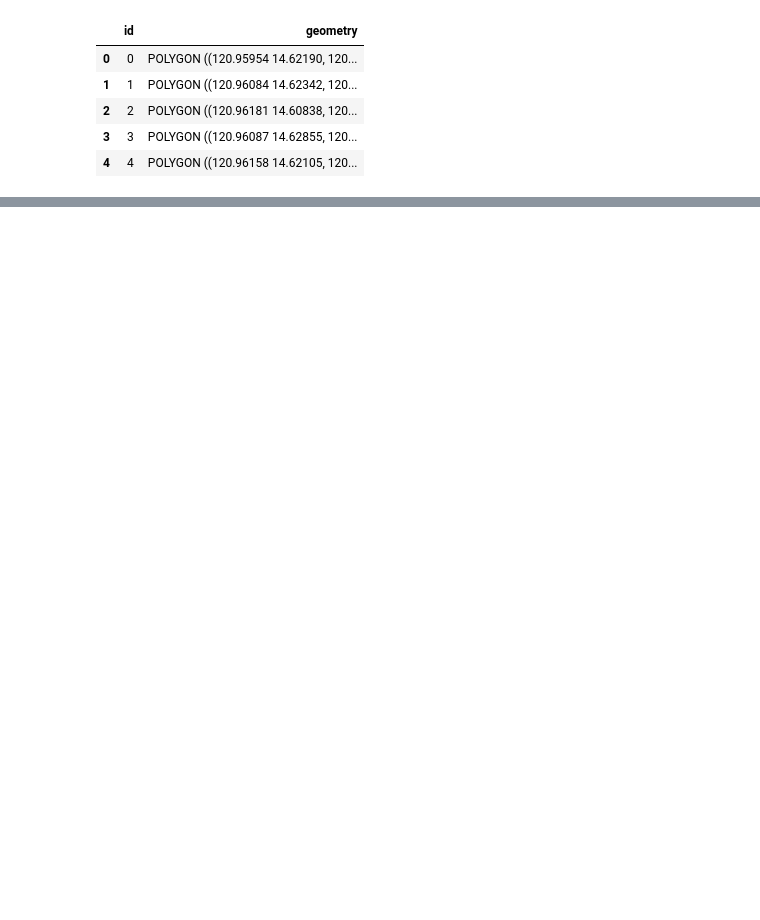
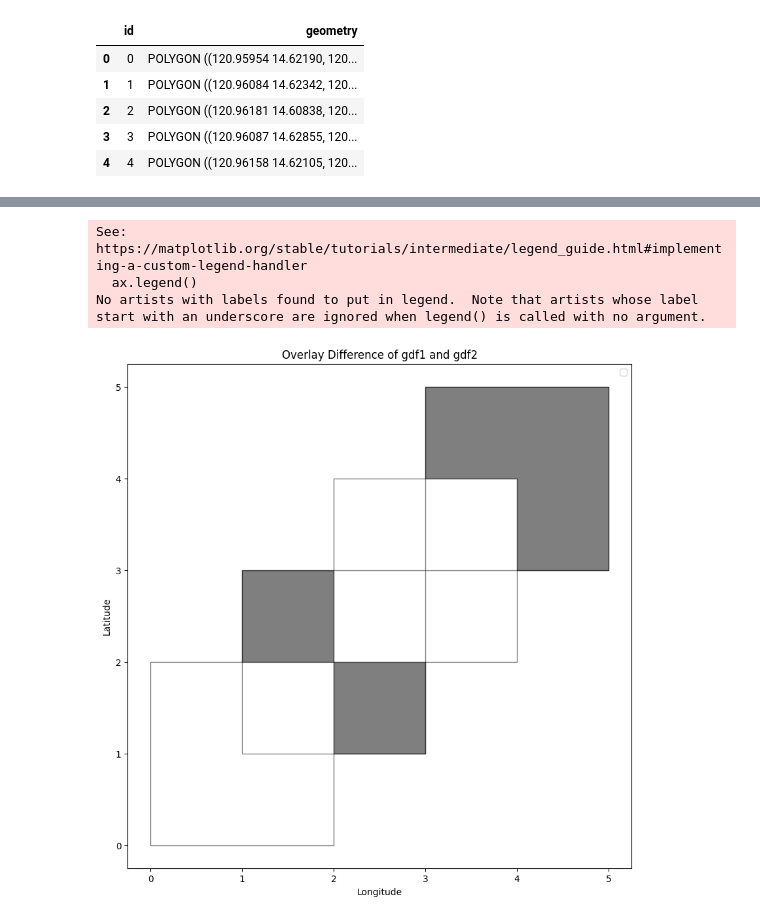
Before and after one commit to jacob-villa/optimize-jeepney-routes-genetic-algorithm, a Jupyter notebook: manila-amenities.ipynb, the cells around one changed output, grey strips where cells are left out. Cells and saved outputs as stored; diff of their text form; code cells hidden in the pictures; blank space fills up the shorter version.

```diff
--- a/manila-amenities.ipynb
+++ b/manila-amenities.ipynb
@@ -44,0 +139,33 @@ manila_amenities_gdf
+# %%
+# Illustrative example of using gpd.overlay
+
+from shapely.geometry import Polygon
+
+polys1 = gpd.GeoSeries([Polygon([(0,0), (2,0), (2,2), (0,2)]),
+
+                              Polygon([(2,2), (4,2), (4,4), (2,4)])])
+
+polys2 = gpd.GeoSeries([Polygon([(1,1), (3,1), (3,3), (1,3)]),
+
+                              Polygon([(3,3), (5,3), (5,5), (3,5)])])
+
+df1 = gpd.GeoDataFrame({'geometry': polys1, 'df1_data':[1,2]})
+
+df2 = gpd.GeoDataFrame({'geometry': polys2, 'df2_data':[1,2]})
+
+diff = gpd.overlay(df2, df1, how='difference')['geometry']
+
+fig, ax = plt.subplots(figsize=(10, 10))
+df1.plot(ax=ax, facecolor='white', edgecolor='black', alpha=0.5, label='gdf1')
+df2.plot(ax=ax, facecolor='white', edgecolor='black', alpha=0.5, label='gdf2')
+diff.plot(ax=ax, facecolor='black', edgecolor='black', alpha=0.5, label='Difference')
+ax.legend()
+plt.title('Overlay Difference of gdf1 and gdf2')
+plt.xlabel('Longitude')
+plt.ylabel('Latitude')
+plt.show()
+# %% [output]
+See: https://matplotlib.org/stable/tutorials/intermediate/legend_guide.html#implementing-a-custom-legend-handler
+  ax.legend()
+No artists with labels found to put in legend.  Note that artists whose label start with an underscore are ignored when legend() is called with no argument.
+[figure, added]
```
Also changed, not shown: parts of 10 cells of this notebook, 2 other files.
